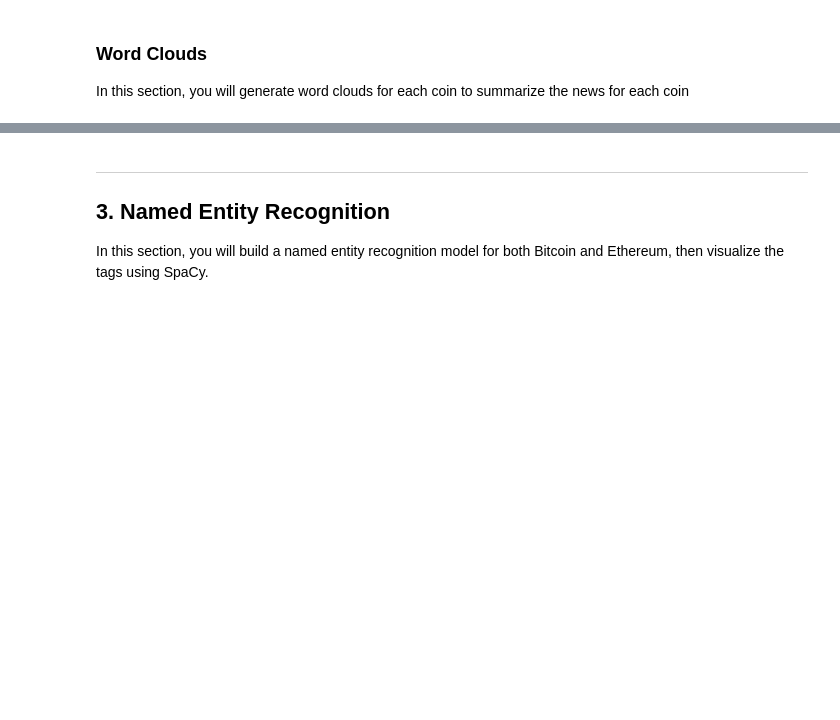
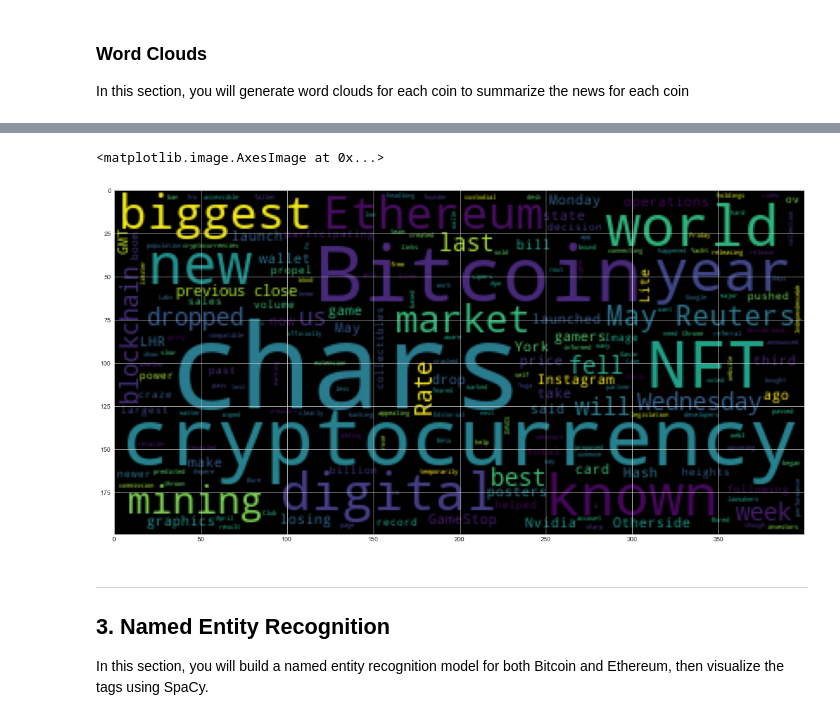
Before and after one commit to gokhanunal34/nlpHomework, a Jupyter notebook: cryptoSentimentHomework.ipynb, the cells around one changed output, grey strips where cells are left out. Cells and saved outputs as stored; diff of their text form; code cells hidden in the pictures; blank space fills up the shorter version.

```diff
--- a/cryptoSentimentHomework.ipynb
+++ b/cryptoSentimentHomework.ipynb
@@ -403,6 +408,11 @@ mpl.rcParams['figure.figsize'] = [20.0, 10.0]
 # %%
 # Generate the Ethereum word cloud
-# YOUR CODE HERE!
+ethWc = WordCloud().generate(ethDf.text.str.cat())
+
+plt.imshow(ethWc)
+# %% [output]
+<matplotlib.image.AxesImage at 0x...>
+[figure, added]
 # %% [markdown]
 ---
 ## 3. Named Entity Recognition
```
Also changed, not shown: parts of 1 cell of this notebook.
